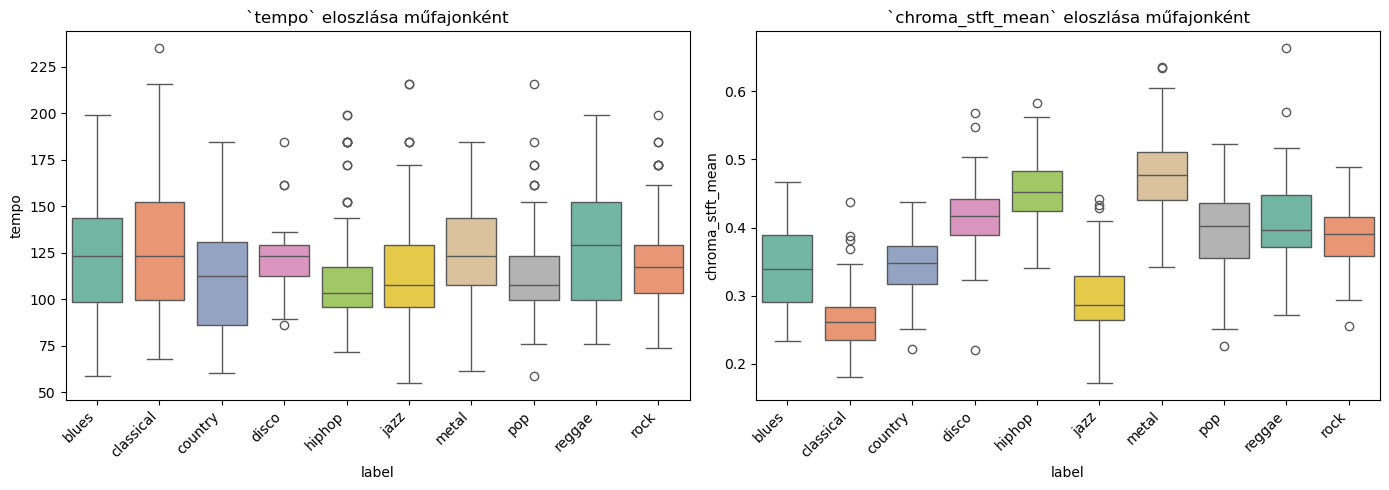
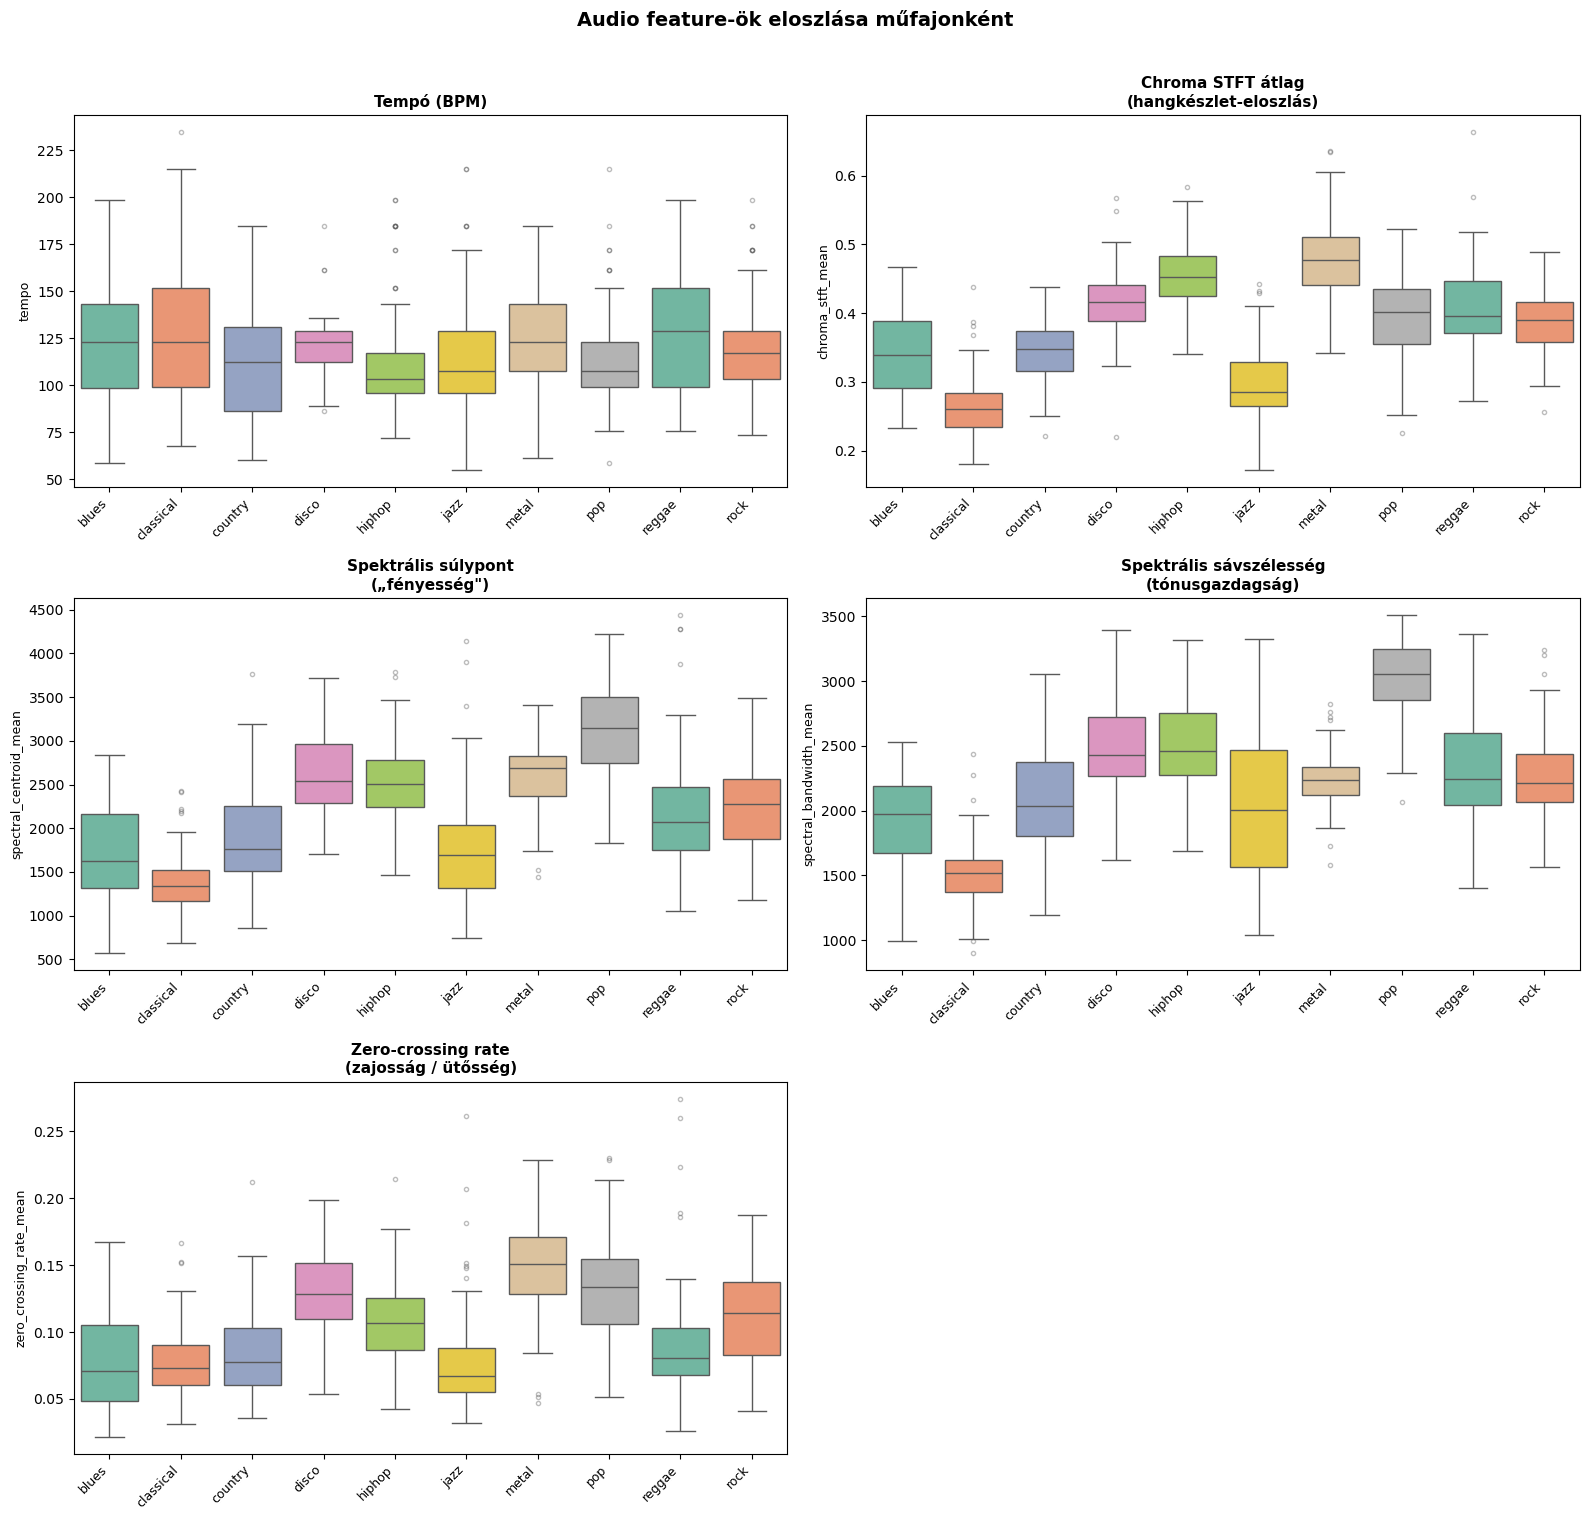
The change to this notebook cell's code, shown as a diff; its figure went from the first image to the second:
--- before
+++ after
@@ -1,21 +1,53 @@
-# ── Boxplot: jellemzők eloszlása műfajonként ───────────────────────────────
-# Ha a dobozok kevéssé fedik át egymást → a feature hasznos osztályozáshoz
-# Ha a dobozok teljesen átfednek → a feature kevésbé informatív
+import matplotlib.pyplot as plt
+import seaborn as sns
 
-fig, axes = plt.subplots(1, 2, figsize=(14, 5))
+# ── Vizsgált feature-ök és rövid értelmezésük ─────────────────────────────
+features = {
+    'tempo':                   'Tempó (BPM)',
+    'chroma_stft_mean':        'Chroma STFT átlag\n(hangkészlet-eloszlás)',
+    'spectral_centroid_mean':  'Spektrális súlypont\n(„fényesség")',
+    'spectral_bandwidth_mean': 'Spektrális sávszélesség\n(tónusgazdagság)',
+    'rmse_mean':               'RMSE (átlagos energia)',
+    'zero_crossing_rate_mean': 'Zero-crossing rate\n(zajosság / ütősség)',
+}
 
-for ax, col in zip(axes, ['tempo', 'chroma_stft_mean']):
-    if col in df_feat.columns:
-        sns.boxplot(
-            data=df_feat,
-            x='label',   # X tengelyen a műfajok
-            y=col,        # Y tengelyen a feature értékei
-            ax=ax,
-            palette='Set2'
-        )
-        # X feliratok 45 fokos elforgatása az olvashatóságért
-        ax.set_xticklabels(ax.get_xticklabels(), rotation=45, ha='right')
-        ax.set_title(f'`{col}` eloszlása műfajonként')
+# Csak azokat a feature-öket tartjuk meg, amelyek tényleg szerepelnek df_feat-ben
+available = {k: v for k, v in features.items() if k in df_feat.columns}
 
+# ── Rácsos boxplot ─────────────────────────────────────────────────────────
+n = len(available)
+cols = 2
+rows = (n + 1) // cols
+
+fig, axes = plt.subplots(rows, cols, figsize=(16, rows * 5))
+axes = axes.flatten()
+
+for ax, (col, title) in zip(axes, available.items()):
+    sns.boxplot(
+        data=df_feat,
+        x='label',
+        y=col,
+        ax=ax,
+        palette='Set2',
+        order=sorted(df_feat['label'].unique()),  # ábécérendbe rendezi a műfajokat
+        flierprops=dict(marker='o', markersize=3, alpha=0.4)  # outlierek kisebbek
+    )
+    ax.set_xticklabels(ax.get_xticklabels(), rotation=45, ha='right', fontsize=9)
+    ax.set_title(f'{title}', fontsize=11, fontweight='bold')
+    ax.set_xlabel('')
+    ax.set_ylabel(col, fontsize=9)
+
+# Felesleges üres subplot elrejtése (ha páratlan a feature-ök száma)
+for ax in axes[n:]:
+    ax.set_visible(False)
+
+fig.suptitle('Audio feature-ök eloszlása műfajonként', fontsize=14, fontweight='bold', y=1.01)
 plt.tight_layout()
+
+import os
+os.makedirs('output', exist_ok=True)   # ← létrehozza, ha nem létezik; hibát nem dob, ha már létezik
+
+plt.savefig('output/boxplot_features_by_genre.png', dpi=150, bbox_inches='tight')
+
+plt.savefig('output/boxplot_features_by_genre.png', dpi=150, bbox_inches='tight')
 plt.show()

Commit: added more visualisation to box plots